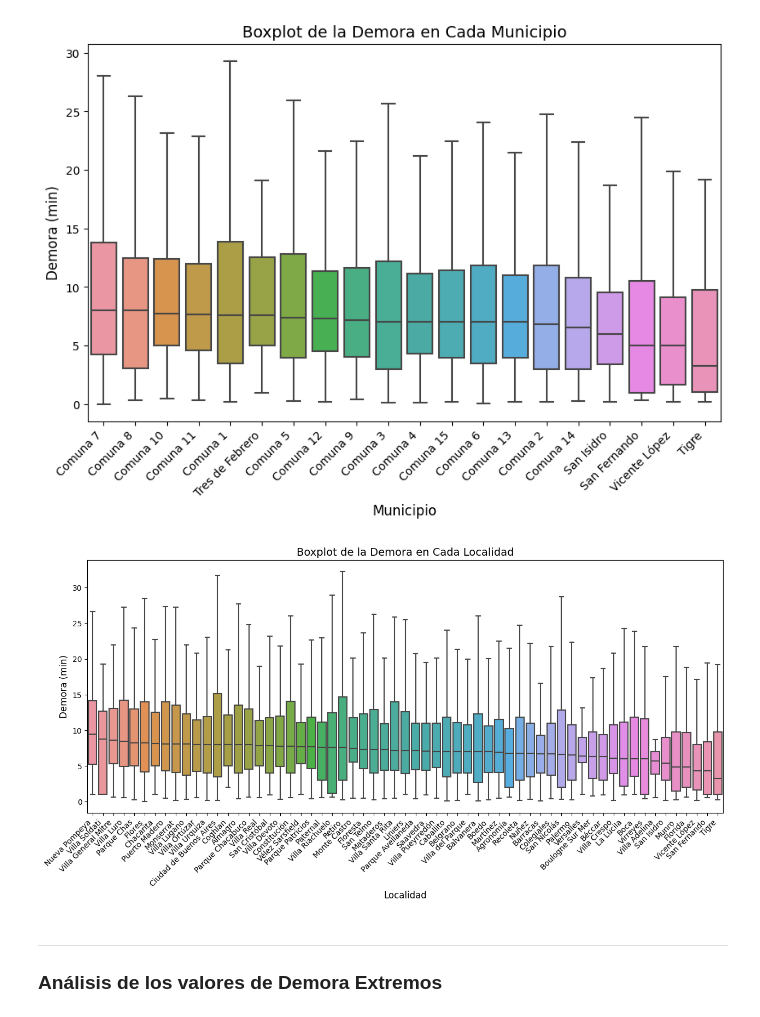
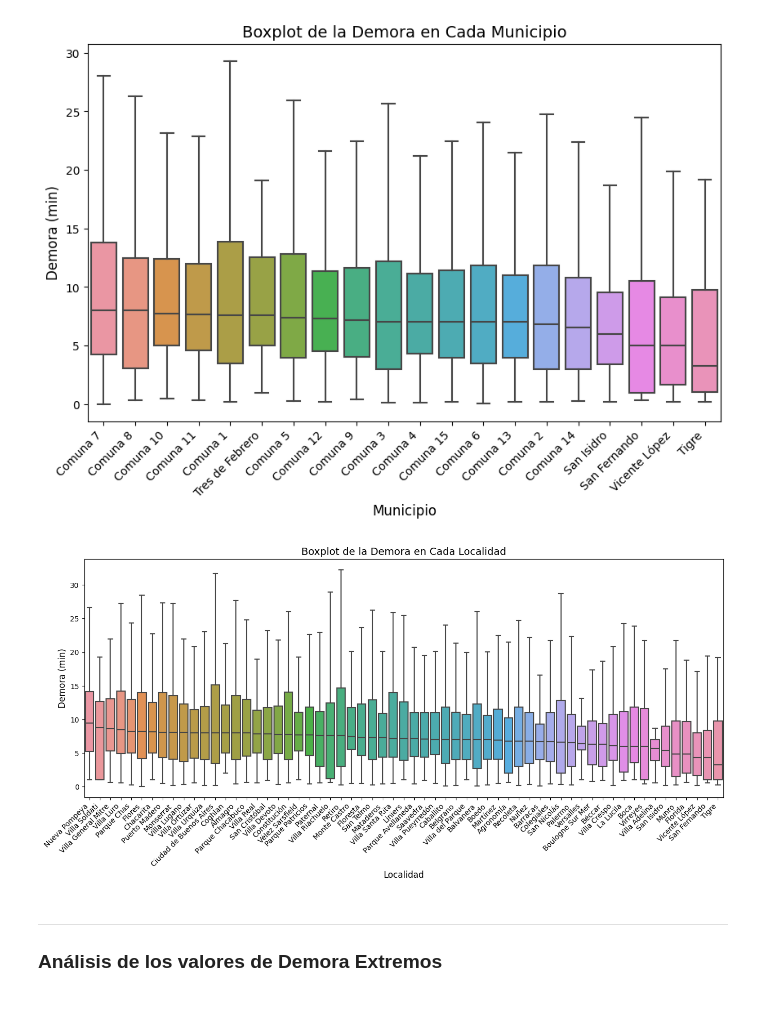
Before and after one commit to Maximo-Verdondoni/DesafioiFlow, a Jupyter notebook: Visualizaciones-Analisis temporal.ipynb, the cells around one changed output. Drawn from its saved outputs; the diff is of its cells as text; code cells hidden in the pictures.

```diff
--- a/Visualizaciones-Analisis temporal.ipynb
+++ b/Visualizaciones-Analisis temporal.ipynb
@@ -120,27 +120,27 @@ plt.show()
 # %%
 asd = df['localidad'].value_counts()
 asd = asd[asd > 50].index.tolist()
 aaa = df[(df['localidad'].isin(asd))]
 aaa = aaa[(aaa['Demora_Inicio_Fin']!=0)]
 
-plt.figure(figsize=(15, 6))
+plt.figure(figsize=(16, 6))
 
 # Ordenar los municipios por la mediana de 'Demora_Inicio_Fin'
 mediana_por_municipio = aaa.groupby('localidad')['Demora_Inicio_Fin'].median().sort_values(ascending=False).index
 
 # Crear el boxplot con los municipios ordenados y sin outliers
 sns.boxplot(y='Demora_Inicio_Fin', x='localidad', data=aaa, order=mediana_por_municipio, showfliers=False)
 
 plt.title('Boxplot de la Demora en Cada Localidad', fontsize=14)
 plt.xlabel('Localidad', fontsize=12)
 plt.ylabel('Demora (min)', fontsize=12)
 
 # Rotar los nombres de los municipios 45 grados
 plt.xticks(rotation=45, ha='right')
 
 plt.show()
 # %% [output]
-[figure, old version]
+[figure, new version]
 # %% [markdown]
 <hr></hr>
 
```
Also changed, not shown: parts of 6 cells of this notebook.
